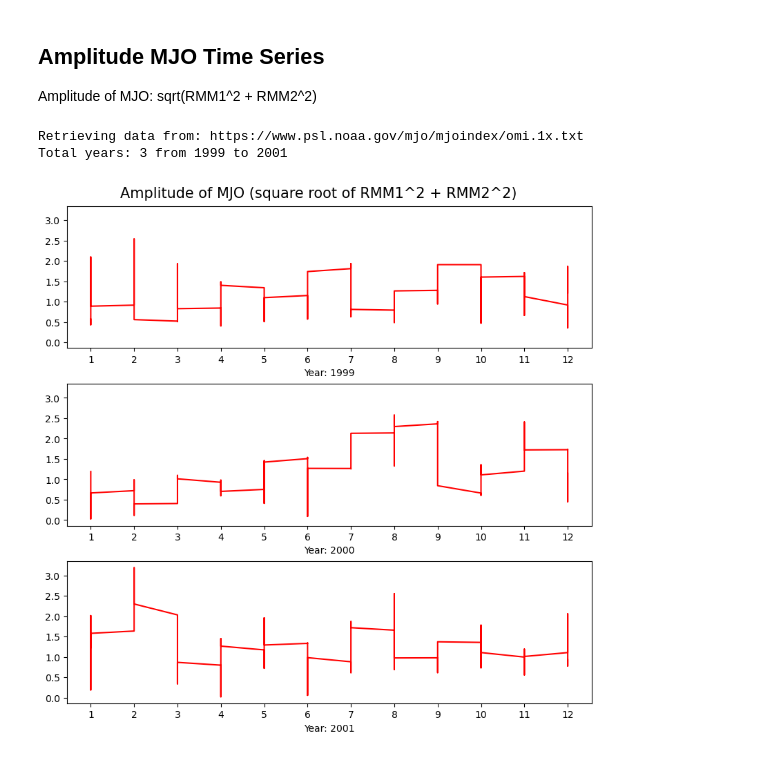
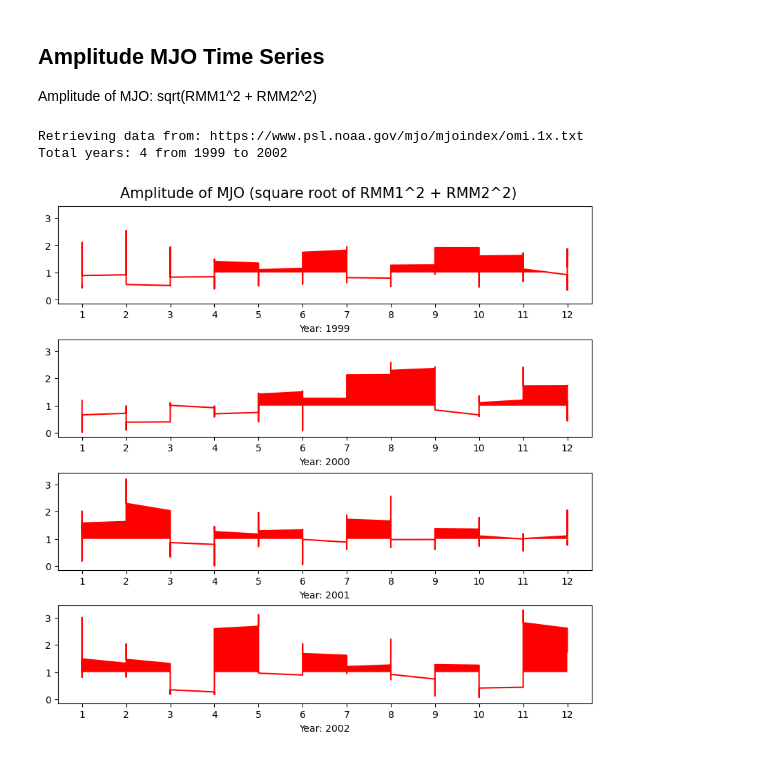
Before and after one commit to cyschneck/geocat-research, a Jupyter notebook: mjo/mjo_phase_background.ipynb, the cells around one changed output. Saved outputs shown, nothing was run; the diff lists cells and outputs as text; code cells hidden in the pictures.

Commit message:
fill for sig amplitudes

```diff
--- a/mjo/mjo_phase_background.ipynb
+++ b/mjo/mjo_phase_background.ipynb
@@ -453,6 +453,7 @@ def amplitude_time_series_plot(data=None):
         x_data = year_data["MM"]
         y_data = np.sqrt(year_data["RMM1"]**2 + year_data["RMM2"]**2)
         ax.plot(x_data, y_data, c="red")
+        ax.fill_between(x_data, y_data, 1, where = y_data > 1, facecolor="red", interpolate=True)
         ax.set_xlabel(f"Year: {year}")
         ax.set_xticks(range(1, 13))
 
@@ -461,11 +462,12 @@ def amplitude_time_series_plot(data=None):
 # %%
 noaa_df = retrieve_NOAA_data(type_of_phase)
 df_years = noaa_df[(noaa_df["YYYY"] == 1999) |
                     (noaa_df["YYYY"] == 2000) |
-                    (noaa_df["YYYY"] == 2001) ]
+                    (noaa_df["YYYY"] == 2001) |
+                    (noaa_df["YYYY"] == 2002) ]
 
 amplitude_time_series_plot(data=df_years)
 # %% [output]
 Retrieving data from: https://www.psl.noaa.gov/mjo/mjoindex/omi.1x.txt
-Total years: 3 from 1999 to 2001
+Total years: 4 from 1999 to 2002
-[figure, old version]
+[figure, new version]
```
